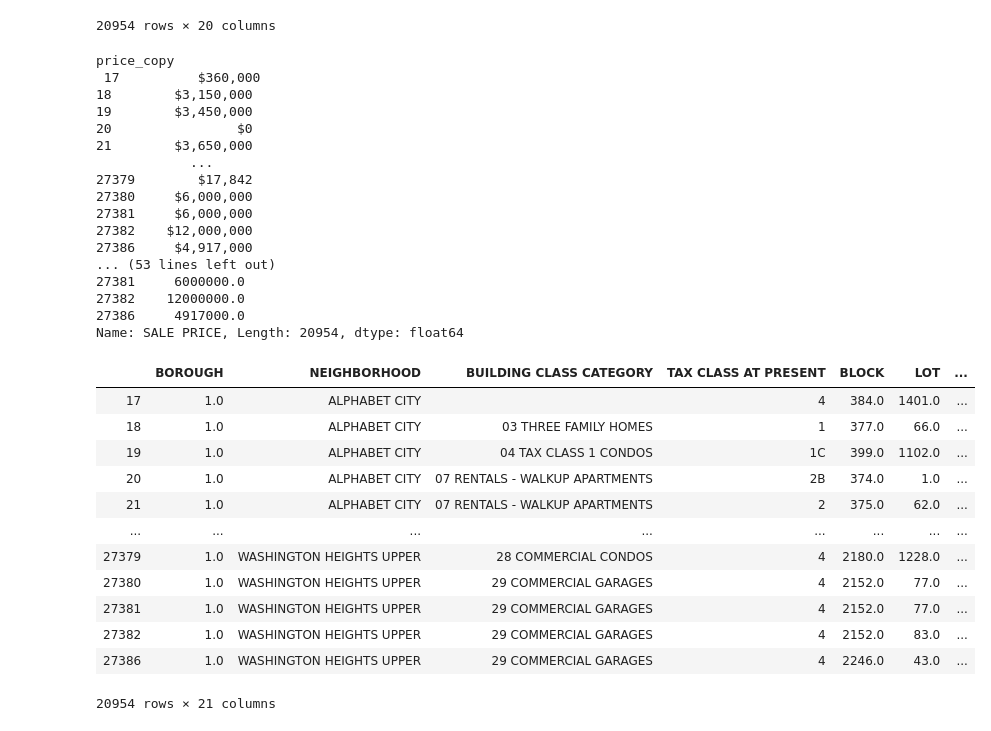
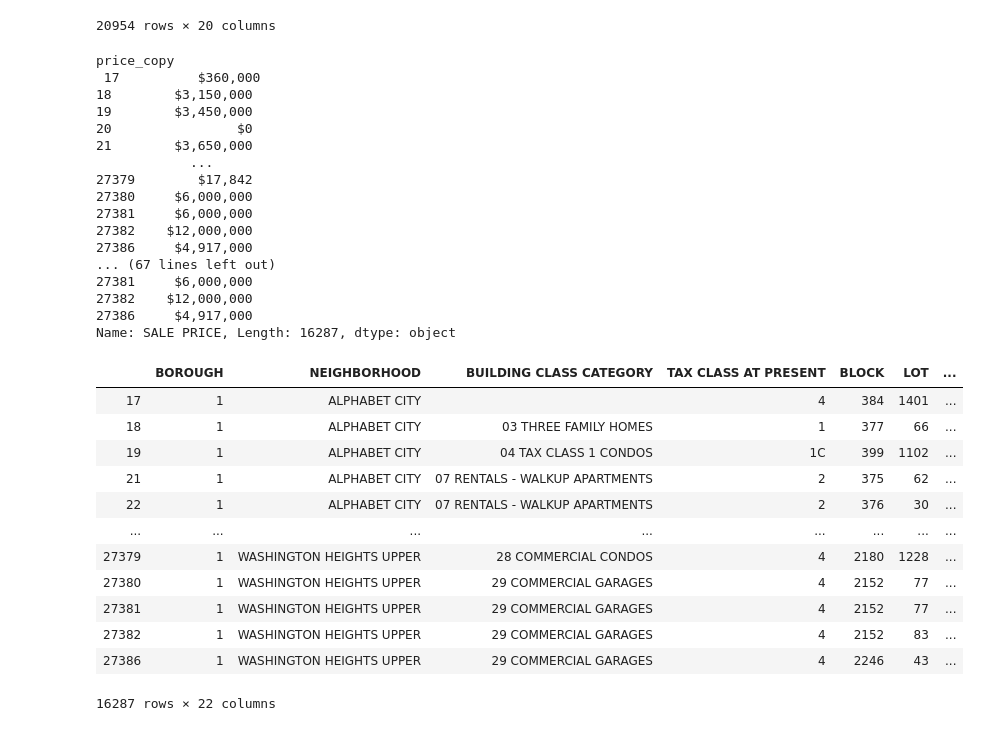
Before and after one commit to Zaederx/BigData-Assignment1, a Jupyter notebook: Assignment1.ipynb, the cells around one changed output. Drawn from its saved outputs; the diff is of its cells as text; code cells hidden in the pictures.

```diff
--- a/Assignment1.ipynb
+++ b/Assignment1.ipynb
@@ -51,6 +51,10 @@ except:
 file line count: 27396
 # %%
 # Load with Pandas - work with dataframe
+# ensure that everything is loaded in the correct dtypes
 df = pd.read_csv('Manhattan12.csv', parse_dates=['YEAR BUILT','SALE DATE'])
+df['LAND SQUARE FEET'] = df['LAND SQUARE FEET'].replace(',','', regex = True)
+print('replace ","',df['LAND SQUARE FEET'])
+df['LAND SQUARE FEET'] = df['LAND SQUARE FEET'].astype(float)
 print('file loaded')
 # %% [output]
@@ -169,51 +185,52 @@ price_copy = df['SALE PRICE'];
 print('price_copy\n',price_copy)
 str_prices = price_copy.replace('[\$]','', regex=True)
 print('\nremove "$"\n',str_prices)
 str_prices = str_prices.replace(',','', regex = True)
 print('\nremove ","\n',str_prices)
 str_prices = str_prices.replace(regex=r'\b0\b', value=np.NaN)
 print('\nremove "0"\n',str_prices)
 num_prices = pd.to_numeric(str_prices) #To fix parsing error - ValueError: Unable to parse string "$360,000" at position 0
 print('\nprice to numeric\n',num_prices)
 # df.loc['SALE PRICE'] = df['SALE PRICE'].replace('$0', np.NaN)
-df.loc['SALE PRICE'] = num_prices
+df = df.assign(SALE_PRICE=num_prices)
 
 
 ln_prices = np.log10(num_prices)
 df = df.assign(LN_PRICE=ln_prices)
 df = df.dropna()
+print('\nprice after dropna\n', df['SALE PRICE'])
 df
 # %% [output]
 price_copy
  17          $360,000
 18        $3,150,000
 19        $3,450,000
 20                $0
 21        $3,650,000
             ...
 27379        $17,842
 27380     $6,000,000
 27381     $6,000,000
 27382    $12,000,000
 27386     $4,917,000
-... (53 lines left out)
-27381     6000000.0
-27382    12000000.0
-27386     4917000.0
-Name: SALE PRICE, Length: 20954, dtype: float64
+... (67 lines left out)
+27381     $6,000,000
+27382    $12,000,000
+27386     $4,917,000
+Name: SALE PRICE, Length: 16287, dtype: object
 |  | BOROUGH | NEIGHBORHOOD | BUILDING CLASS CATEGORY | TAX CLASS AT PRESENT | BLOCK | LOT | ... |
-| 17 | 1.0 | ALPHABET CITY |  | 4 | 384.0 | 1401.0 | ... |
-| 18 | 1.0 | ALPHABET CITY | 03 THREE FAMILY HOMES | 1 | 377.0 | 66.0 | ... |
-| 19 | 1.0 | ALPHABET CITY | 04 TAX CLASS 1 CONDOS | 1C | 399.0 | 1102.0 | ... |
-| 20 | 1.0 | ALPHABET CITY | 07 RENTALS - WALKUP APARTMENTS | 2B | 374.0 | 1.0 | ... |
-| 21 | 1.0 | ALPHABET CITY | 07 RENTALS - WALKUP APARTMENTS | 2 | 375.0 | 62.0 | ... |
+| 17 | 1 | ALPHABET CITY |  | 4 | 384 | 1401 | ... |
+| 18 | 1 | ALPHABET CITY | 03 THREE FAMILY HOMES | 1 | 377 | 66 | ... |
+| 19 | 1 | ALPHABET CITY | 04 TAX CLASS 1 CONDOS | 1C | 399 | 1102 | ... |
+| 21 | 1 | ALPHABET CITY | 07 RENTALS - WALKUP APARTMENTS | 2 | 375 | 62 | ... |
+| 22 | 1 | ALPHABET CITY | 07 RENTALS - WALKUP APARTMENTS | 2 | 376 | 30 | ... |
 | ... | ... | ... | ... | ... | ... | ... | ... |
-| 27379 | 1.0 | WASHINGTON HEIGHTS UPPER | 28 COMMERCIAL CONDOS | 4 | 2180.0 | 1228.0 | ... |
-| 27380 | 1.0 | WASHINGTON HEIGHTS UPPER | 29 COMMERCIAL GARAGES | 4 | 2152.0 | 77.0 | ... |
-| 27381 | 1.0 | WASHINGTON HEIGHTS UPPER | 29 COMMERCIAL GARAGES | 4 | 2152.0 | 77.0 | ... |
-| 27382 | 1.0 | WASHINGTON HEIGHTS UPPER | 29 COMMERCIAL GARAGES | 4 | 2152.0 | 83.0 | ... |
-| 27386 | 1.0 | WASHINGTON HEIGHTS UPPER | 29 COMMERCIAL GARAGES | 4 | 2246.0 | 43.0 | ... |
+| 27379 | 1 | WASHINGTON HEIGHTS UPPER | 28 COMMERCIAL CONDOS | 4 | 2180 | 1228 | ... |
+| 27380 | 1 | WASHINGTON HEIGHTS UPPER | 29 COMMERCIAL GARAGES | 4 | 2152 | 77 | ... |
+| 27381 | 1 | WASHINGTON HEIGHTS UPPER | 29 COMMERCIAL GARAGES | 4 | 2152 | 77 | ... |
+| 27382 | 1 | WASHINGTON HEIGHTS UPPER | 29 COMMERCIAL GARAGES | 4 | 2152 | 83 | ... |
+| 27386 | 1 | WASHINGTON HEIGHTS UPPER | 29 COMMERCIAL GARAGES | 4 | 2246 | 43 | ... |
-20954 rows × 21 columns
+16287 rows × 22 columns
 # %%
 df.describe(include=[np.number])
 # %% [output]
```
Also changed, not shown: parts of 11 cells of this notebook, 2 other files.
